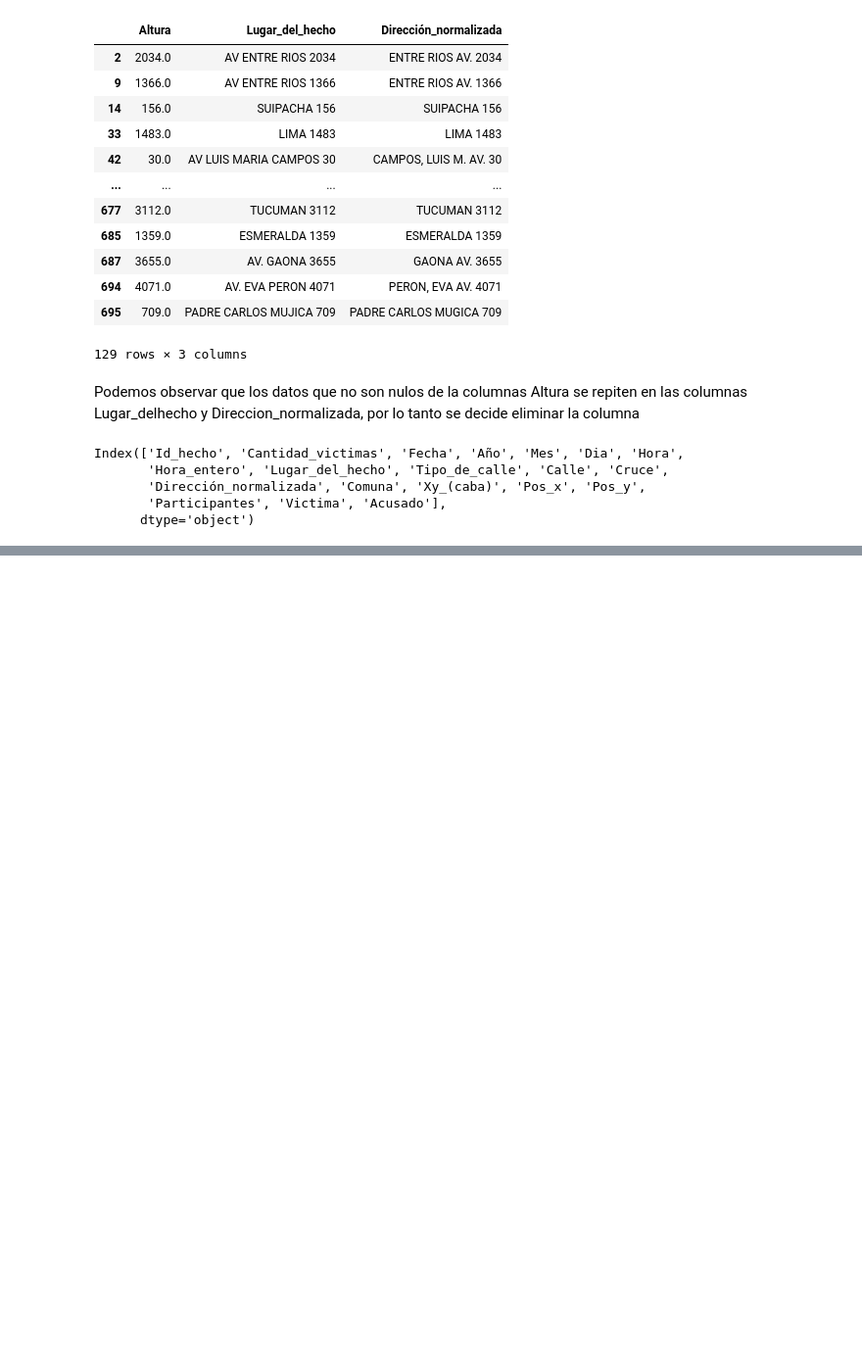
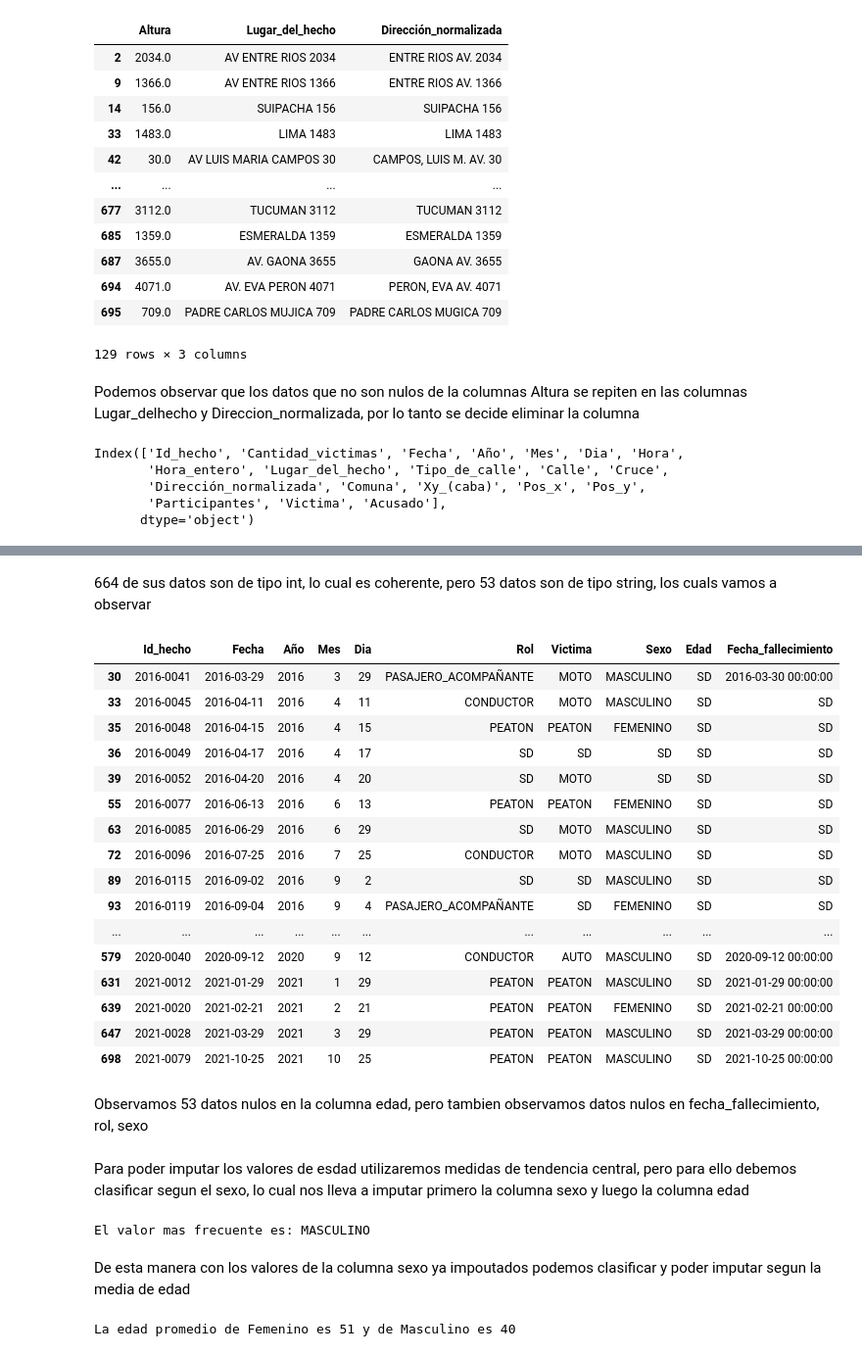
Before and after one commit to freddyv1828/PI2_Siniestros_Viales, a Jupyter notebook: ETL/Etl_homicidios.ipynb, the cells around one changed output, grey strips where cells are left out. Shown: that part at 98% size. Cells and saved outputs as stored; diff of their text form; code cells hidden in the pictures; blank space fills up the shorter version.

```diff
--- a/ETL/Etl_homicidios.ipynb
+++ b/ETL/Etl_homicidios.ipynb
@@ -163,0 +599,38 @@ Index(['Id_hecho', 'Cantidad_victimas', 'Fecha', 'Año', 'Mes', 'Dia', 'Hora',
+# %% [markdown]
+664 de sus datos son de tipo int, lo cual es coherente, pero 53 datos son de tipo string, los cuals vamos a observar
+# %%
+homicidios_victimas[homicidios_victimas["Edad"].apply(lambda x: isinstance(x, str))]
+# %% [output]
+|  | Id_hecho | Fecha | Año | Mes | Dia | Rol | Victima | Sexo | Edad | Fecha_fallecimiento |
+| 30 | 2016-0041 | 2016-03-29 | 2016 | 3 | 29 | PASAJERO_ACOMPAÑANTE | MOTO | MASCULINO | SD | 2016-03-30 00:00:00 |
+| 33 | 2016-0045 | 2016-04-11 | 2016 | 4 | 11 | CONDUCTOR | MOTO | MASCULINO | SD | SD |
+| 35 | 2016-0048 | 2016-04-15 | 2016 | 4 | 15 | PEATON | PEATON | FEMENINO | SD | SD |
+| 36 | 2016-0049 | 2016-04-17 | 2016 | 4 | 17 | SD | SD | SD | SD | SD |
+| 39 | 2016-0052 | 2016-04-20 | 2016 | 4 | 20 | SD | MOTO | SD | SD | SD |
+| 55 | 2016-0077 | 2016-06-13 | 2016 | 6 | 13 | PEATON | PEATON | FEMENINO | SD | SD |
+| 63 | 2016-0085 | 2016-06-29 | 2016 | 6 | 29 | SD | MOTO | MASCULINO | SD | SD |
+| 72 | 2016-0096 | 2016-07-25 | 2016 | 7 | 25 | CONDUCTOR | MOTO | MASCULINO | SD | SD |
+| 89 | 2016-0115 | 2016-09-02 | 2016 | 9 | 2 | SD | SD | MASCULINO | SD | SD |
+| 93 | 2016-0119 | 2016-09-04 | 2016 | 9 | 4 | PASAJERO_ACOMPAÑANTE | SD | FEMENINO | SD | SD |
+| ... | ... | ... | ... | ... | ... | ... | ... | ... | ... | ... |
+| 579 | 2020-0040 | 2020-09-12 | 2020 | 9 | 12 | CONDUCTOR | AUTO | MASCULINO | SD | 2020-09-12 00:00:00 |
+| 631 | 2021-0012 | 2021-01-29 | 2021 | 1 | 29 | PEATON | PEATON | MASCULINO | SD | 2021-01-29 00:00:00 |
+| 639 | 2021-0020 | 2021-02-21 | 2021 | 2 | 21 | PEATON | PEATON | FEMENINO | SD | 2021-02-21 00:00:00 |
+| 647 | 2021-0028 | 2021-03-29 | 2021 | 3 | 29 | PEATON | PEATON | MASCULINO | SD | 2021-03-29 00:00:00 |
+| 698 | 2021-0079 | 2021-10-25 | 2021 | 10 | 25 | PEATON | PEATON | MASCULINO | SD | 2021-10-25 00:00:00 |
+# %% [markdown]
+Observamos 53 datos nulos en la columna edad, pero tambien observamos datos nulos en fecha_fallecimiento, rol, sexo
+# %% [markdown]
+Para poder imputar los valores de esdad utilizaremos medidas de tendencia central, pero para ello debemos clasificar segun el sexo, lo cual nos lleva a imputar primero la columna sexo y luego la columna edad
+# %%
+# Se imputa segun el sexo
+funciones_etl.imputa_valor_frecuente(homicidios_victimas, "Sexo")
+# %% [output]
+El valor mas frecuente es: MASCULINO
+# %% [markdown]
+De esta manera con los valores de la columna sexo ya impoutados podemos clasificar y poder imputar segun la media de edad
+# %%
+# Se imputa segun la media de edad por sexo
+funciones_etl.imputa_edad_media_segun_sexo(homicidios_victimas)
+# %% [output]
+La edad promedio de Femenino es 51 y de Masculino es 40
```
Also changed, not shown: parts of 114 cells of this notebook, 2 other files.
